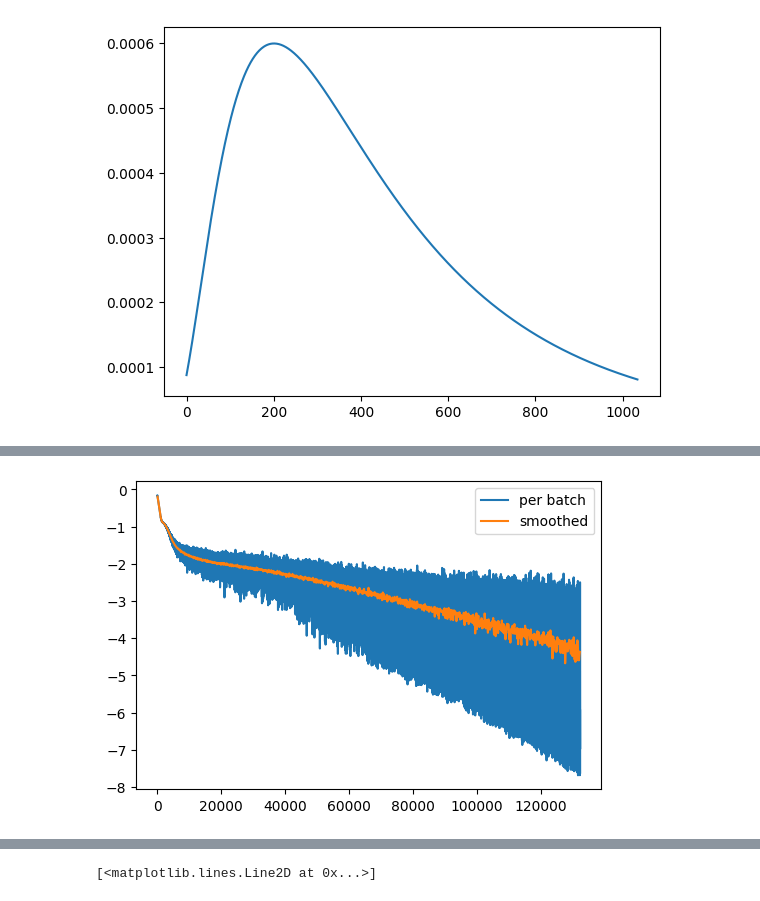
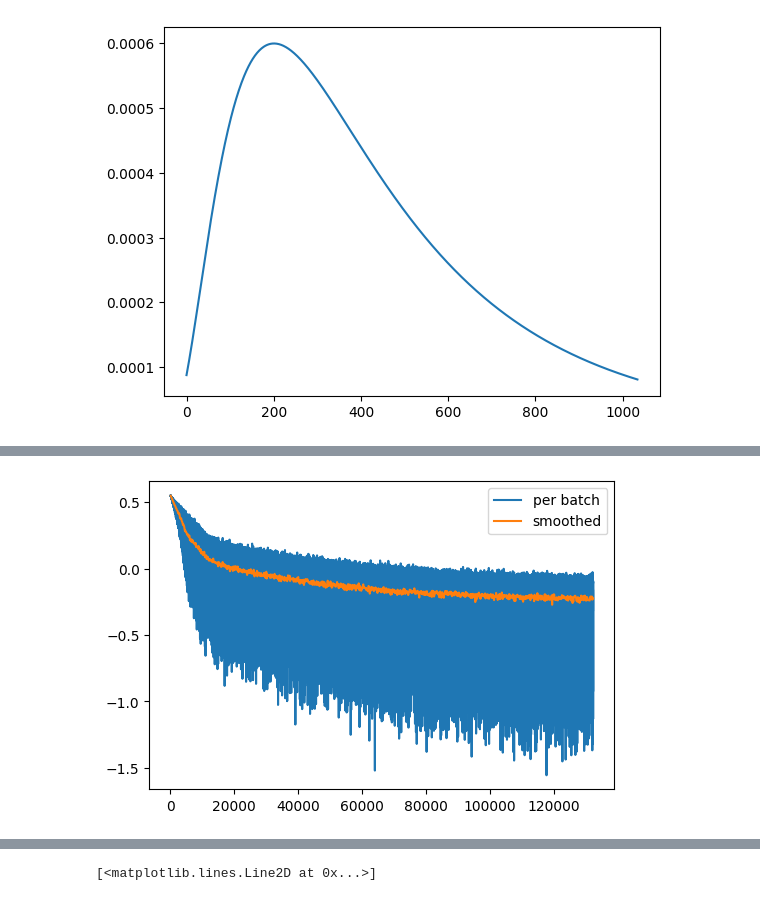
Before and after one commit to danjacobellis/tft, a Jupyter notebook: train/speech_commands_v2.ipynb, the cells around one changed output, grey strips where cells are left out. Saved outputs shown, nothing was run; the diff lists cells and outputs as text; code cells hidden in the pictures.

```diff
--- a/train/speech_commands_v2.ipynb
+++ b/train/speech_commands_v2.ipynb
@@ -186,6 +57,10 @@ for name, module in model.named_children():
 0.328448         pool
 0.008995         classifier
 # %%
+mix_transforms = [
+    CutMix(num_classes=config.classifier_num_classes, alpha=1.),
+    MixUp(num_classes=config.classifier_num_classes, alpha=1.)
+]
 rand_crop = RandomCrop(
     size=(1,config.crop_size),
     pad_if_needed=True,
@@ -214,14 +89,6 @@ def valid_collate_fn(batch):
         x_raw, fs = torchaudio.load(uri = sample['opus']['bytes'],normalize=False)
         x[i_sample,:,:,:] = cent_crop(x_raw.unsqueeze(0).unsqueeze(0))
     return x[:,:,0,:], y
-
-def create_multi_hot_labels(batch_of_label_indices, num_classes):
-    batch_size = len(batch_of_label_indices)
-    labels = torch.zeros(batch_size, num_classes, dtype=torch.float32)
-    for i, sample_labels in enumerate(batch_of_label_indices):
-        indices = torch.tensor(sample_labels, dtype=torch.long)
-        labels[i].scatter_(0, indices, 1.0)
-    return labels
 # %%
 optimizer = Mars(
     params=model.parameters(),
@@ -262,7 +129,7 @@ schedule = torch.optim.lr_scheduler.LambdaLR(
 mb = master_bar(range(config.epochs))
 mb.names = ['per batch','smoothed']
 train_loss = []
-mAP = []
+valid_acc = []
 learning_rates = [optimizer.param_groups[0]['lr']]
 i_step = 0
 for i_epoch in mb:
@@ -279,10 +146,13 @@ for i_epoch in mb:
     )
     pb = progress_bar(dataloader_train, parent=mb)
     for i_batch, (x,y) in enumerate(pb):
-        x = x.to(device)
-        y = create_multi_hot_labels(y, config.classifier_num_classes).to(device)
+        x = x.unsqueeze(1).to(device)
+        y = torch.tensor(y).to(torch.long).to(device)
+        for mix_transform in mix_transforms:
+            x, y = mix_transform(x, y)
+        x = x[:,0]
         logits = model(x)
-        loss = torch.nn.BCEWithLogitsLoss()(logits, y)
+        loss = torch.nn.CrossEntropyLoss()(logits, y)
 
         train_loss.append(loss.item())
         loss.backward()
@@ -303,57 +173,41 @@ for i_epoch in mb:
             schedule.step()
             learning_rates.append(optimizer.param_groups[0]['lr'])
 
         i_step+=1
 
+    # validation
     model.eval()
-    all_logits = []
-    all_labels = []
+    valid_acc.append(0)
     data_loader_valid = torch.utils.data.DataLoader(
         dataset['validation'],
         batch_size=config.batch_size,
         shuffle=False,
         num_workers=config.num_workers,
         drop_last=False,
         pin_memory=True,
         collate_fn=valid_collate_fn
     )
     pb_valid = progress_bar(data_loader_valid, parent=mb)
     for i_batch, (x, y) in enumerate(pb_valid):
         x = x.to(device)
-        y = create_multi_hot_labels(y, config.classifier_num_classes).to(device)
+        y = torch.tensor(y).to(torch.long).to(device)
         with torch.no_grad():
             logits = model(x)
-        all_logits.append(logits.cpu())
-        all_labels.append(y.cpu())
-    all_logits = torch.cat(all_logits, dim=0)
-    all_labels = torch.cat(all_labels, dim=0)
-    all_probs = all_logits.sigmoid().numpy()
-    all_labels_np = all_labels.numpy()
-    ap_per_class = []
-    num_classes = all_probs.shape[1]
-    labels_per_class = np.sum(all_labels_np, axis=0)
-    for class_idx in range(num_classes):
-        if labels_per_class[class_idx] == 0:
-            ap = 0.0
-        else:
-            ap = average_precision_score(all_labels_np[:, class_idx],
-                                         all_probs[:, class_idx])
-        ap_per_class.append(ap)
-    mAP_value = np.mean(ap_per_class)
-    mAP.append(mAP_value)
-    mb.main_bar.comment = f'mAP {mAP_value:.4g}'
+        valid_acc[i_epoch] += torch.sum(logits.argmax(dim=1) == y).item()
+    valid_acc[i_epoch] /= dataset['validation'].num_rows
+    mb.main_bar.comment = f'validation accuracy {valid_acc[i_epoch]:.4g}'
 
     torch.save({
         'i_epoch': i_epoch,
         'learning_rates': learning_rates,
         'smoothed_y': smoothed_y,
-        'mAP': mAP,
+        'valid_acc': valid_acc,
         'config': config,
         'model_state_dict': model.state_dict(),
     }, f"log_{device}.pth")
 # %% [output]
 [interactive output not drawn]
-[figure, old version]
+[figure, new version]
 # %%
 display(HTML(mb.main_bar.progress))
 display(HTML(mb.child.progress))
```
Also changed, not shown: parts of 7 cells of this notebook.
